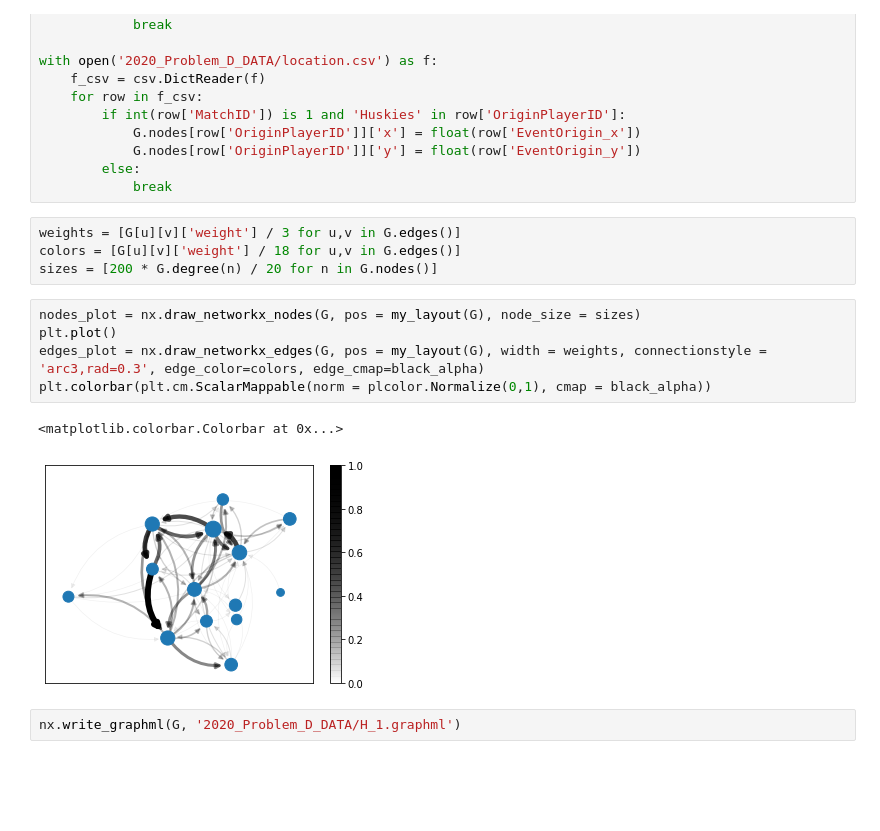
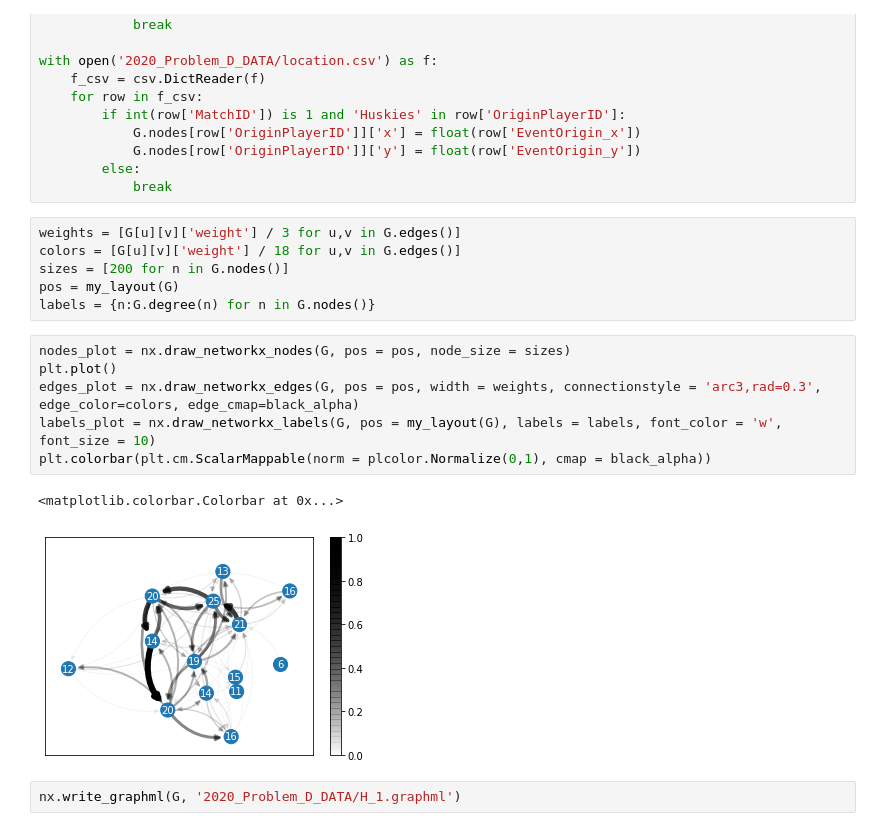
Before and after one commit to coned/football_analysis, a Jupyter notebook: graph_gen.ipynb, the cells around one changed output. Cells and saved outputs as stored; diff of their text form; blank space fills up the shorter version.

Commit message:
add a file to analysis graph

```diff
--- a/graph_gen.ipynb
+++ b/graph_gen.ipynb
@@ -43,14 +43,17 @@ with open('2020_Problem_D_DATA/location.csv') as f:
 # %%
 weights = [G[u][v]['weight'] / 3 for u,v in G.edges()]
 colors = [G[u][v]['weight'] / 18 for u,v in G.edges()]
-sizes = [200 * G.degree(n) / 20 for n in G.nodes()]
+sizes = [200 for n in G.nodes()]
+pos = my_layout(G)
+labels = {n:G.degree(n) for n in G.nodes()}
 # %%
-nodes_plot = nx.draw_networkx_nodes(G, pos = my_layout(G), node_size = sizes)
+nodes_plot = nx.draw_networkx_nodes(G, pos = pos, node_size = sizes)
 plt.plot()
-edges_plot = nx.draw_networkx_edges(G, pos = my_layout(G), width = weights, connectionstyle = 'arc3,rad=0.3', edge_color=colors, edge_cmap=black_alpha)
+edges_plot = nx.draw_networkx_edges(G, pos = pos, width = weights, connectionstyle = 'arc3,rad=0.3', edge_color=colors, edge_cmap=black_alpha)
+labels_plot = nx.draw_networkx_labels(G, pos = my_layout(G), labels = labels, font_color = 'w', font_size = 10)
 plt.colorbar(plt.cm.ScalarMappable(norm = plcolor.Normalize(0,1), cmap = black_alpha))
 # %% [output]
 <matplotlib.colorbar.Colorbar at 0x...>
-[figure, old version]
+[figure, new version]
 # %%
 nx.write_graphml(G, '2020_Problem_D_DATA/H_1.graphml')
```
Also changed, not shown: 1 other file.
